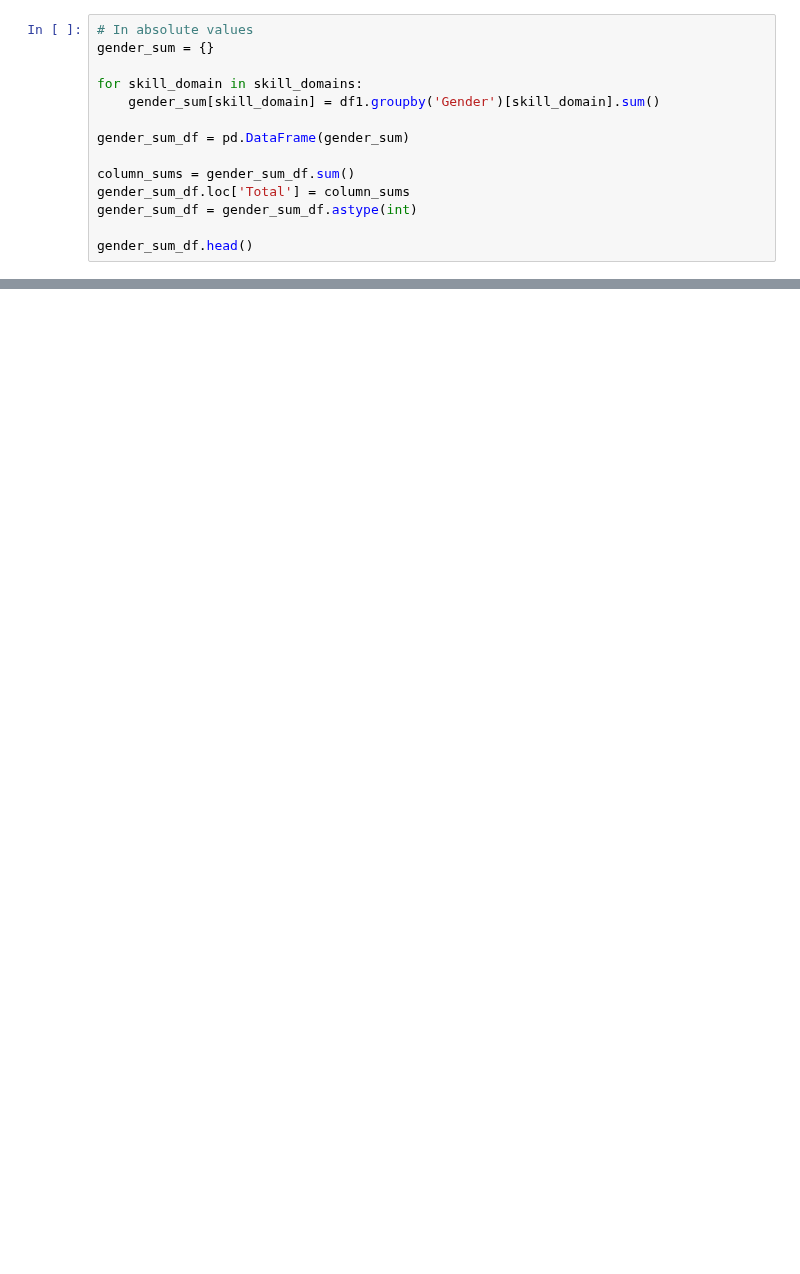
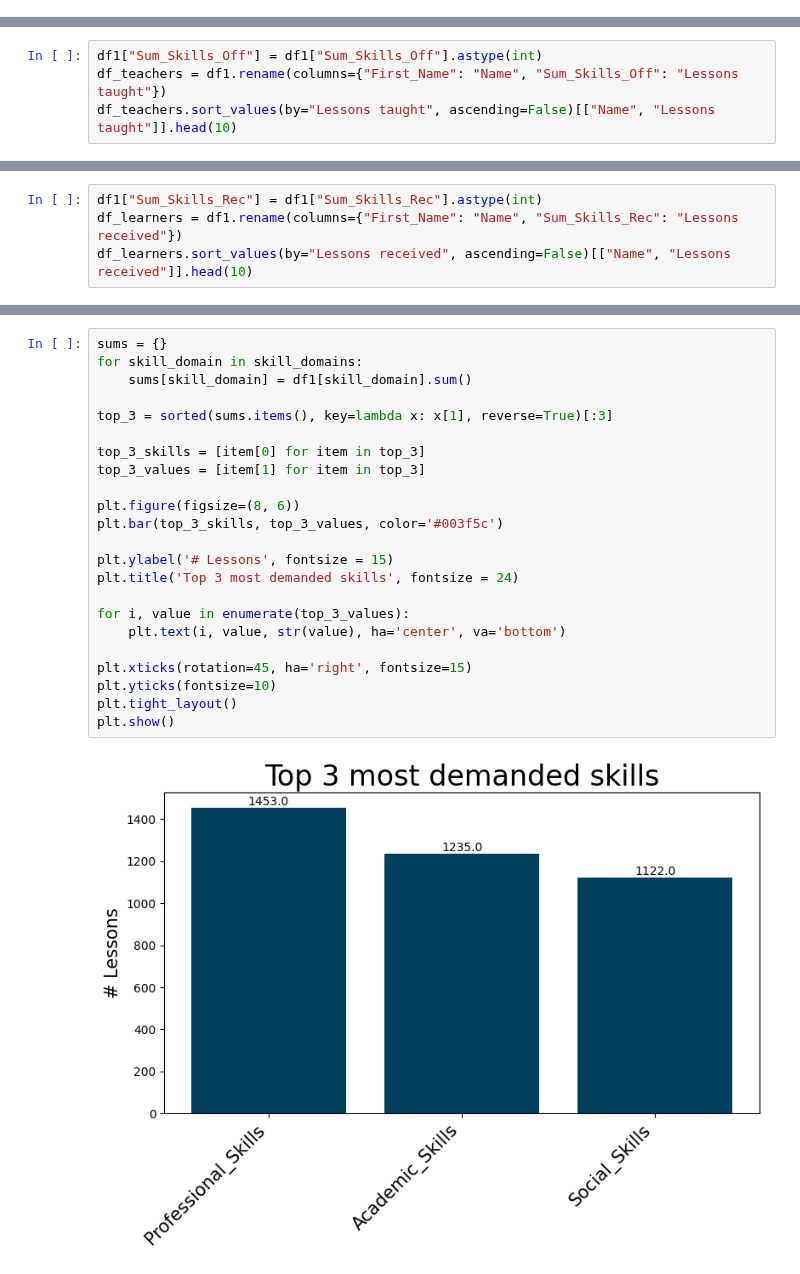
Before and after one commit to TechLabs-Berlin/ws24-skillswap, a Jupyter notebook: DS/notebooks/01_exploratory/Exploratory.data.analysis.ipynb, the cells around one changed output, grey strips where cells are left out. Cells and saved outputs as stored; diff of their text form; blank space fills up the shorter version.

```diff
--- a/DS/notebooks/01_exploratory/Exploratory.data.analysis.ipynb
+++ b/DS/notebooks/01_exploratory/Exploratory.data.analysis.ipynb
@@ -183,14 +39,0 @@ df2.head()
-# %%
-# In absolute values
-gender_sum = {}
-
-for skill_domain in skill_domains:
-    gender_sum[skill_domain] = df1.groupby('Gender')[skill_domain].sum()
-
-gender_sum_df = pd.DataFrame(gender_sum)
-
-column_sums = gender_sum_df.sum()
-gender_sum_df.loc['Total'] = column_sums
-gender_sum_df = gender_sum_df.astype(int)
-
-gender_sum_df.head()
@@ -282,0 +173,4 @@ plt.show()
+# %%
+df1["Sum_Skills_Off"] = df1["Sum_Skills_Off"].astype(int)
+df_teachers = df1.rename(columns={"First_Name": "Name", "Sum_Skills_Off": "Lessons taught"})
+df_teachers.sort_values(by="Lessons taught", ascending=False)[["Name", "Lessons taught"]].head(10)
@@ -282,0 +191,4 @@ plt.show()
+# %%
+df1["Sum_Skills_Rec"] = df1["Sum_Skills_Rec"].astype(int)
+df_learners = df1.rename(columns={"First_Name": "Name", "Sum_Skills_Rec": "Lessons received"})
+df_learners.sort_values(by="Lessons received", ascending=False)[["Name", "Lessons received"]].head(10)
@@ -282,0 +264,25 @@ plt.show()
+# %%
+sums = {}
+for skill_domain in skill_domains:
+    sums[skill_domain] = df1[skill_domain].sum()
+
+top_3 = sorted(sums.items(), key=lambda x: x[1], reverse=True)[:3]
+
+top_3_skills = [item[0] for item in top_3]
+top_3_values = [item[1] for item in top_3]
+
+plt.figure(figsize=(8, 6))
+plt.bar(top_3_skills, top_3_values, color='#003f5c')
+
+plt.ylabel('# Lessons', fontsize = 15)
+plt.title('Top 3 most demanded skills', fontsize = 24)
+
+for i, value in enumerate(top_3_values):
+    plt.text(i, value, str(value), ha='center', va='bottom')
+
+plt.xticks(rotation=45, ha='right', fontsize=15)
+plt.yticks(fontsize=10)
+plt.tight_layout()
+plt.show()
+# %% [output]
+[figure, added]
```
Also changed, not shown: parts of 47 cells of this notebook.
